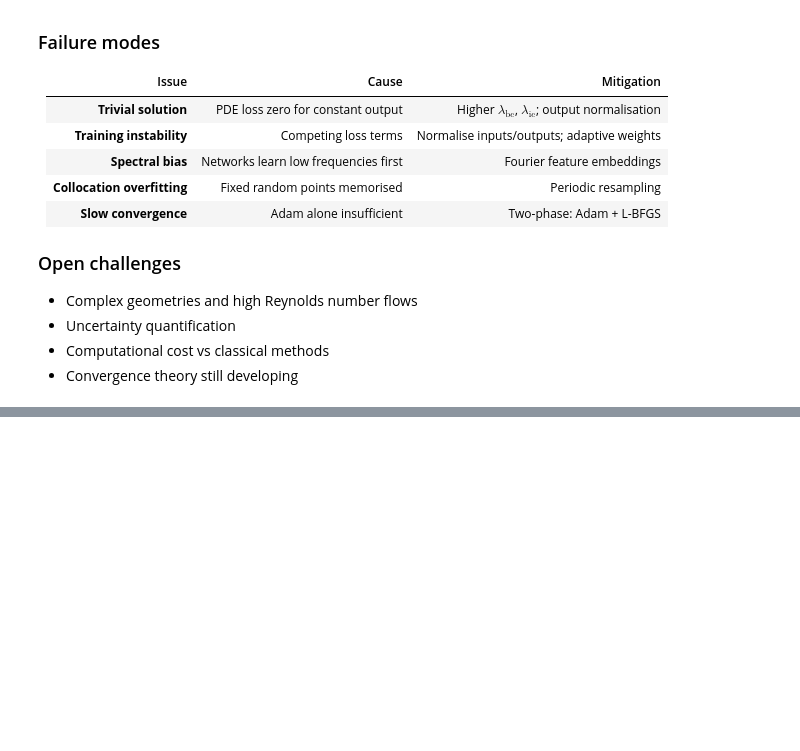
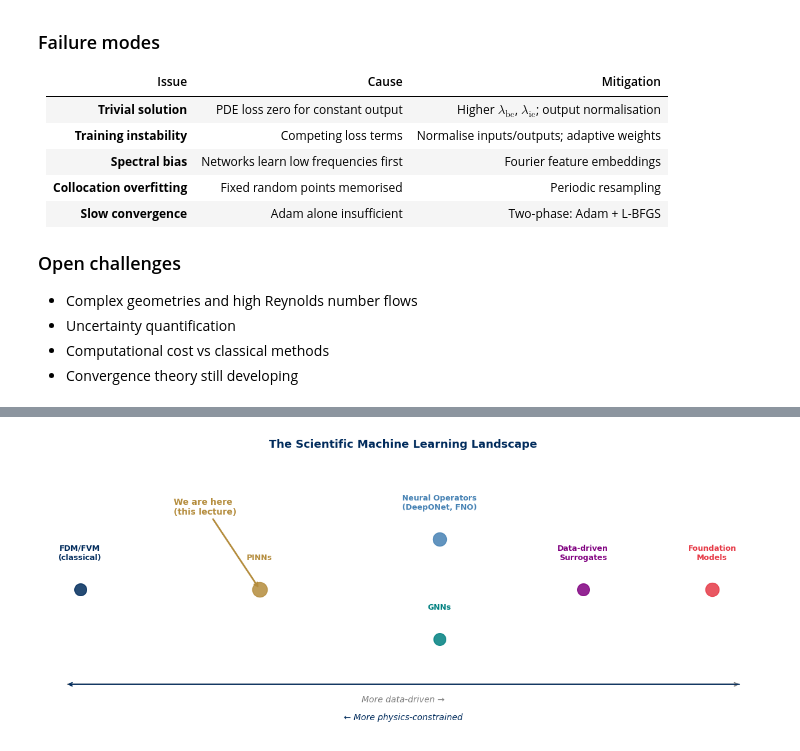
Before and after one commit to muaazbhamjee/mkm411-sciml-lectures, a Jupyter notebook: Lecture_2_PINNs_and_Beyond.ipynb, the cells around one changed output, grey strips where cells are left out. Drawn from its saved outputs; the diff is of its cells as text; code cells hidden in the pictures; blank space fills up the shorter version.

```diff
--- a/Lecture_2_PINNs_and_Beyond.ipynb
+++ b/Lecture_2_PINNs_and_Beyond.ipynb
@@ -279,0 +338,5 @@ else:
+# %%
+fig = plot_sciml_landscape(highlight_pinn=True)
+plt.show()
+# %% [output]
+[figure, added]
```
Also changed, not shown: parts of 26 cells of this notebook, 4 other files.
